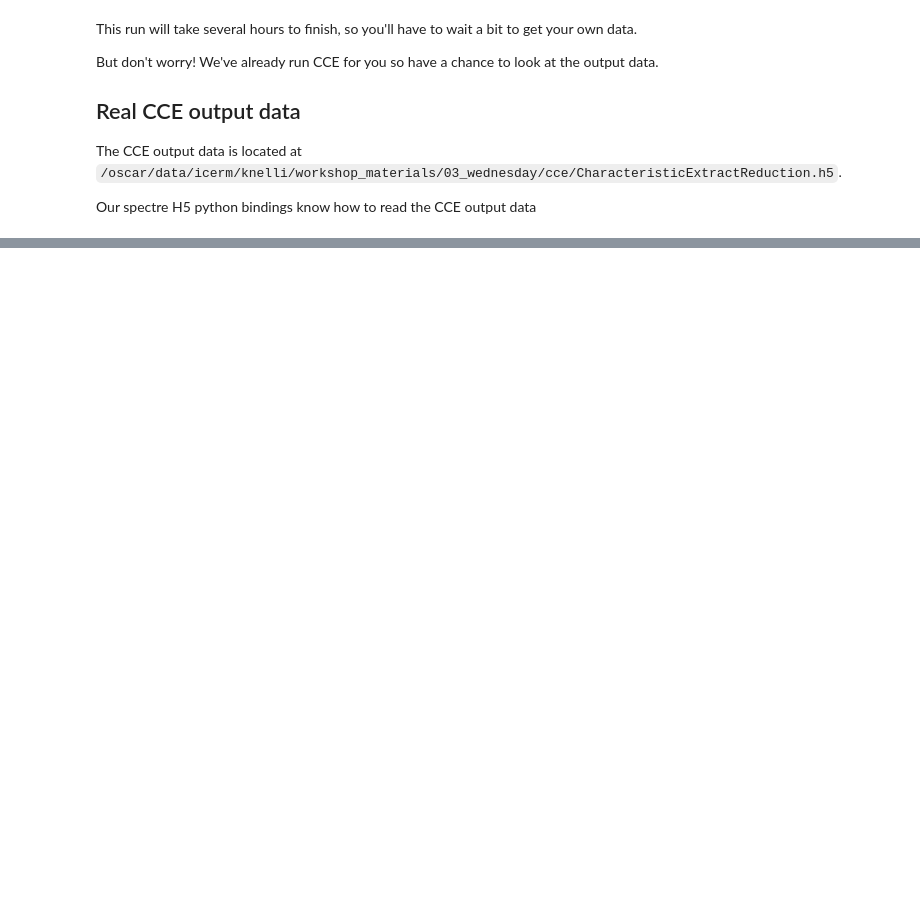
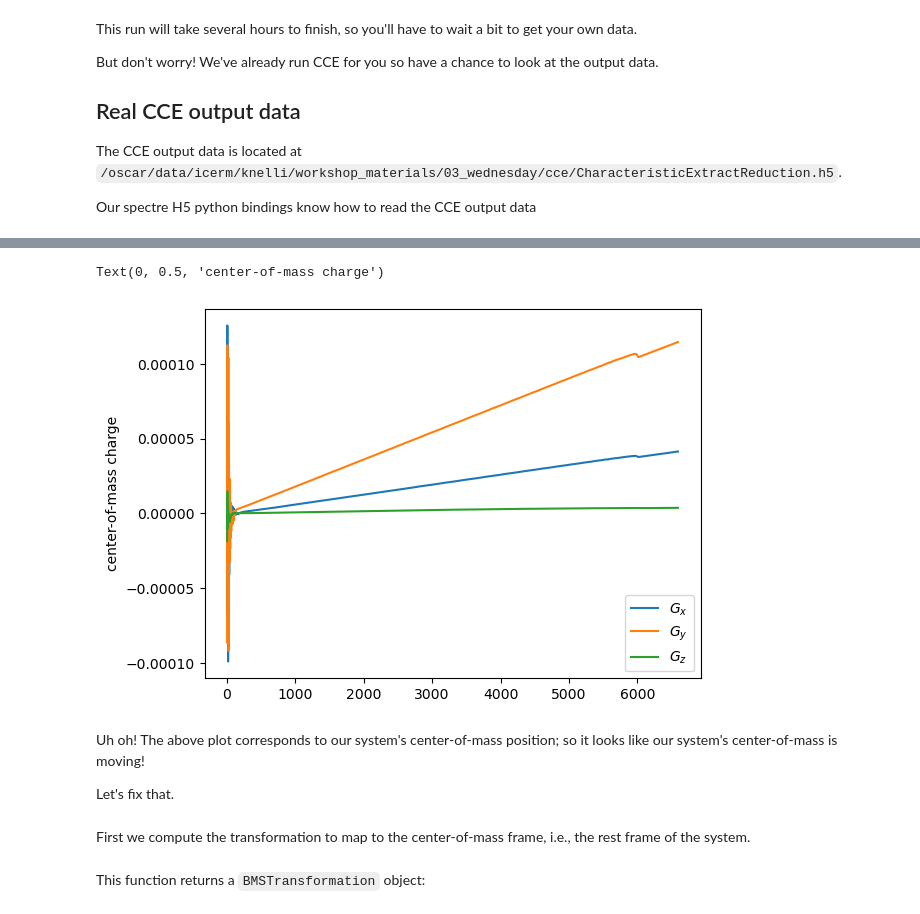
Before and after one commit to sxs-collaboration/sxscon-2024-tutorials, a Jupyter notebook: 03_Wednesday/CCE.ipynb, the cells around one changed output, grey strips where cells are left out. Drawn from its saved outputs; the diff is of its cells as text; code cells hidden in the pictures; blank space fills up the shorter version.

```diff
--- a/03_Wednesday/CCE.ipynb
+++ b/03_Wednesday/CCE.ipynb
@@ -154,0 +353,15 @@ plt.show()
+# %%
+G = abd.bondi_CoM_charge()
+# %%
+plt.plot(abd.t, G, label=['$G_{x}$','$G_{y}$','$G_{z}$'])
+plt.legend()
+plt.ylabel('center-of-mass charge')
+# %% [output]
+Text(0, 0.5, 'center-of-mass charge')
+[figure, added]
+# %% [markdown]
+Uh oh! The above plot corresponds to our system's center-of-mass position; so it looks like our system's center-of-mass is moving!
+
+Let's fix that.
+# %% [markdown]
+First we compute the transformation to map to the center-of-mass frame, i.e., the rest frame of the system.
@@ -154,0 +378,2 @@ plt.show()
+# %% [markdown]
+This function returns a `BMSTransformation` object:
```
Also changed, not shown: parts of 70 cells of this notebook, 1 other file.
